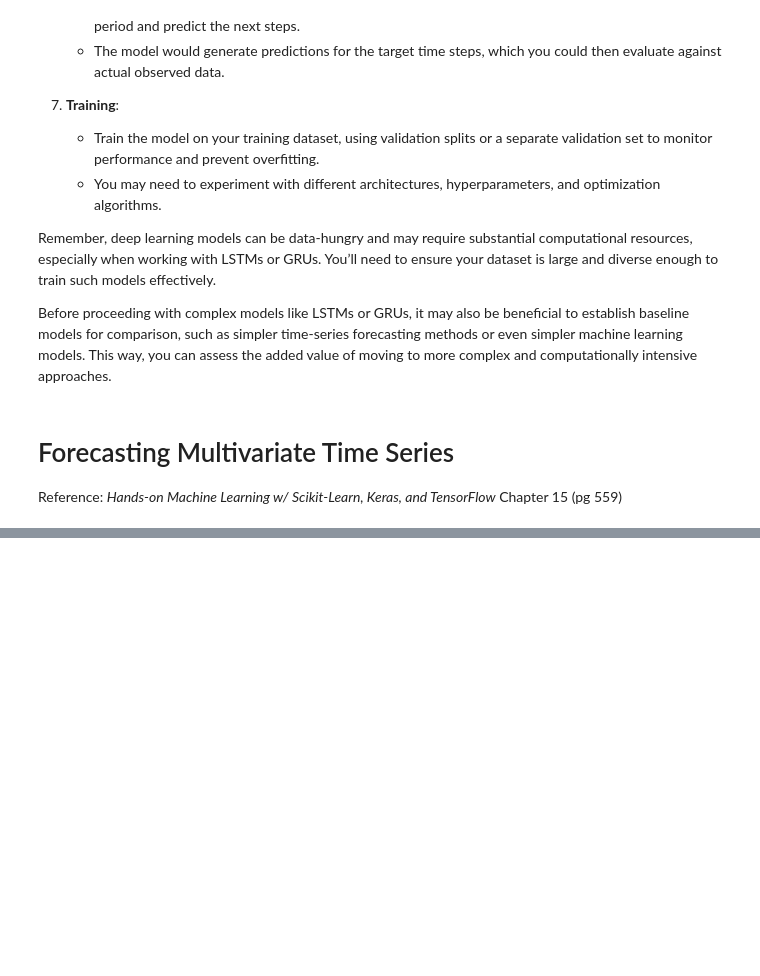
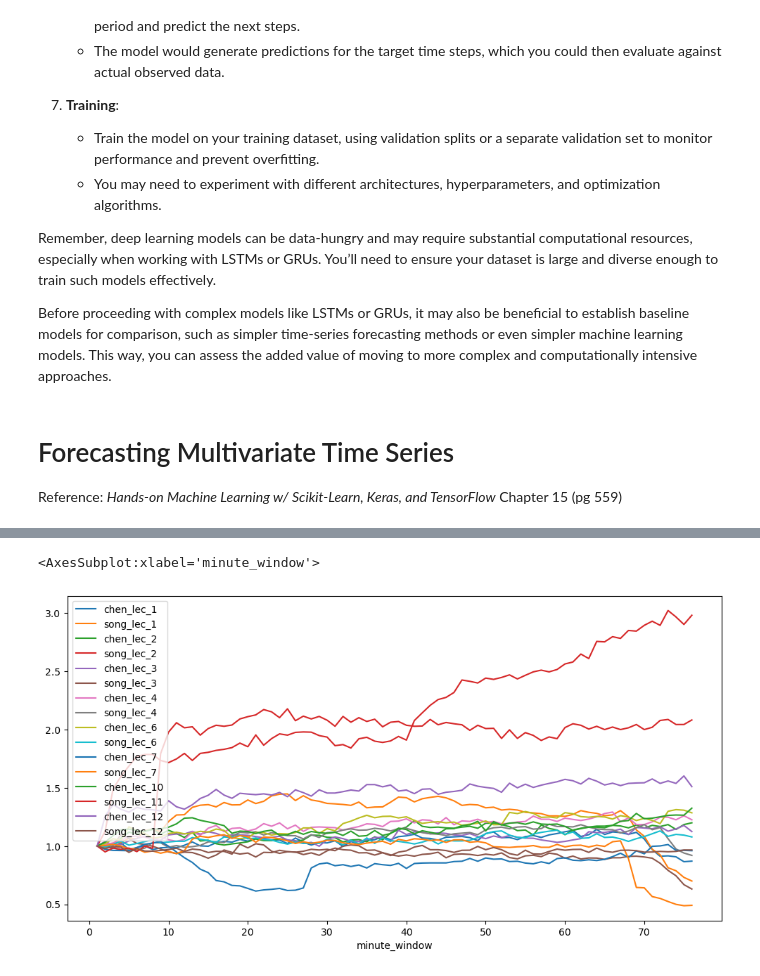
Before and after one commit to coreyddsc/aranet4-project, a Jupyter notebook: coreyd.dsc_temporary/aranet_ts_manipulations.ipynb, the cells around one changed output, grey strips where cells are left out. Cells and saved outputs as stored; diff of their text form; code cells hidden in the pictures; blank space fills up the shorter version.

Commit message:
aranet co2 ml models

```diff
--- a/coreyd.dsc_temporary/aranet_ts_manipulations.ipynb
+++ b/coreyd.dsc_temporary/aranet_ts_manipulations.ipynb
@@ -878,3 +706,18 @@ Before proceeding with complex models like LSTMs or GRUs, it may also be benefic
 # Forecasting Multivariate Time Series
 
 Reference: *Hands-on Machine Learning w/ Scikit-Learn, Keras, and TensorFlow* Chapter 15 (pg 559)
+# %%
+# Assume transposed_multindexed is already defined as per our discussion.
+# Create a copy for manipulation
+data_for_modeling = transposed_multindexed.copy()
+
+# Filter to only include 'Carbon dioxide(ppm)' rows
+co2_data = data_for_modeling.xs('Carbon dioxide(ppm)', level='measurement')
+
+# Convert all columns to numeric, as they are currently 'object' type
+co2_data = co2_data.apply(pd.to_numeric, errors='coerce')
+
+# Display the CO2 data to verify
+co2_data.head(10)
+
+# Now `co2_data` can be used for further time series analysis or modeling.
@@ -880,0 +757,9 @@ Reference: *Hands-on Machine Learning w/ Scikit-Learn, Keras, and TensorFlow* Ch
+# %%
+import tensorflow as tf
+
+# First, we need to normalize our data to ensure that the model trains effectively
+normalized = co2_data.div(co2_data.iloc[0])
+normalized.plot(figsize=(12, 6))
+# %% [output]
+<AxesSubplot:xlabel='minute_window'>
+[figure, added]
```
Also changed, not shown: parts of 33 cells of this notebook, 1 other file.
